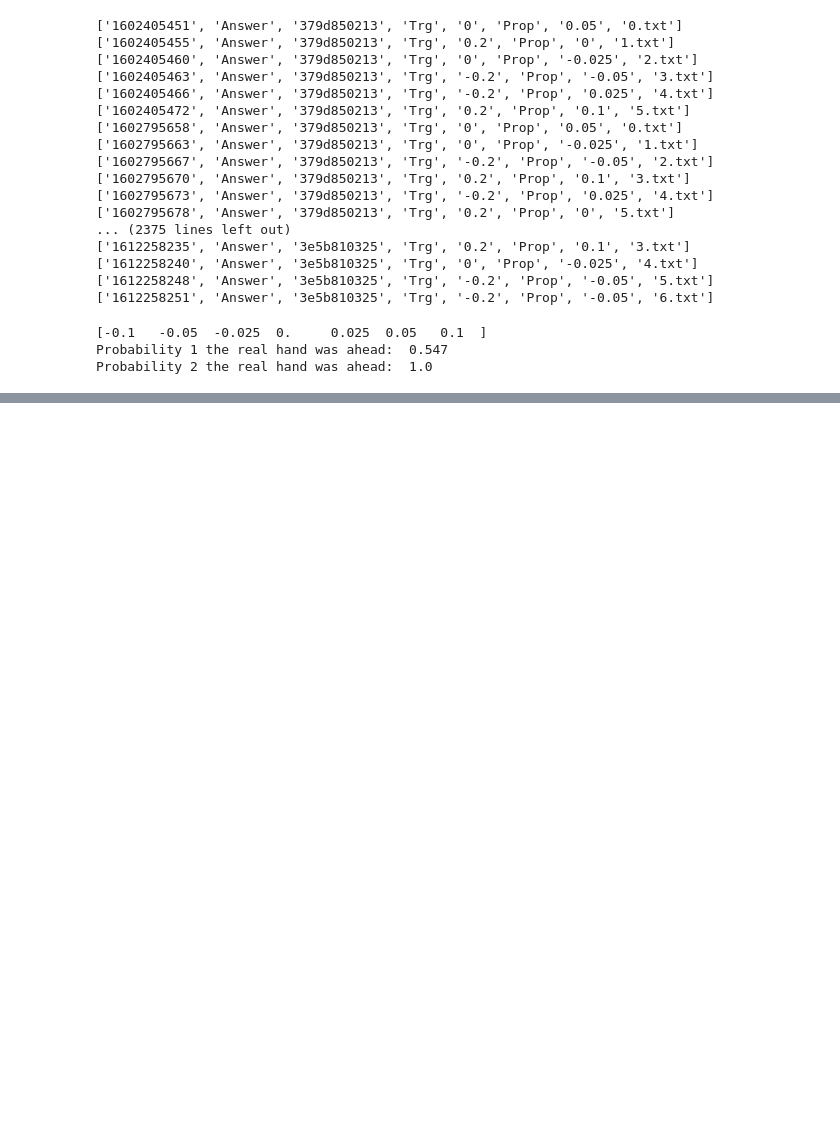
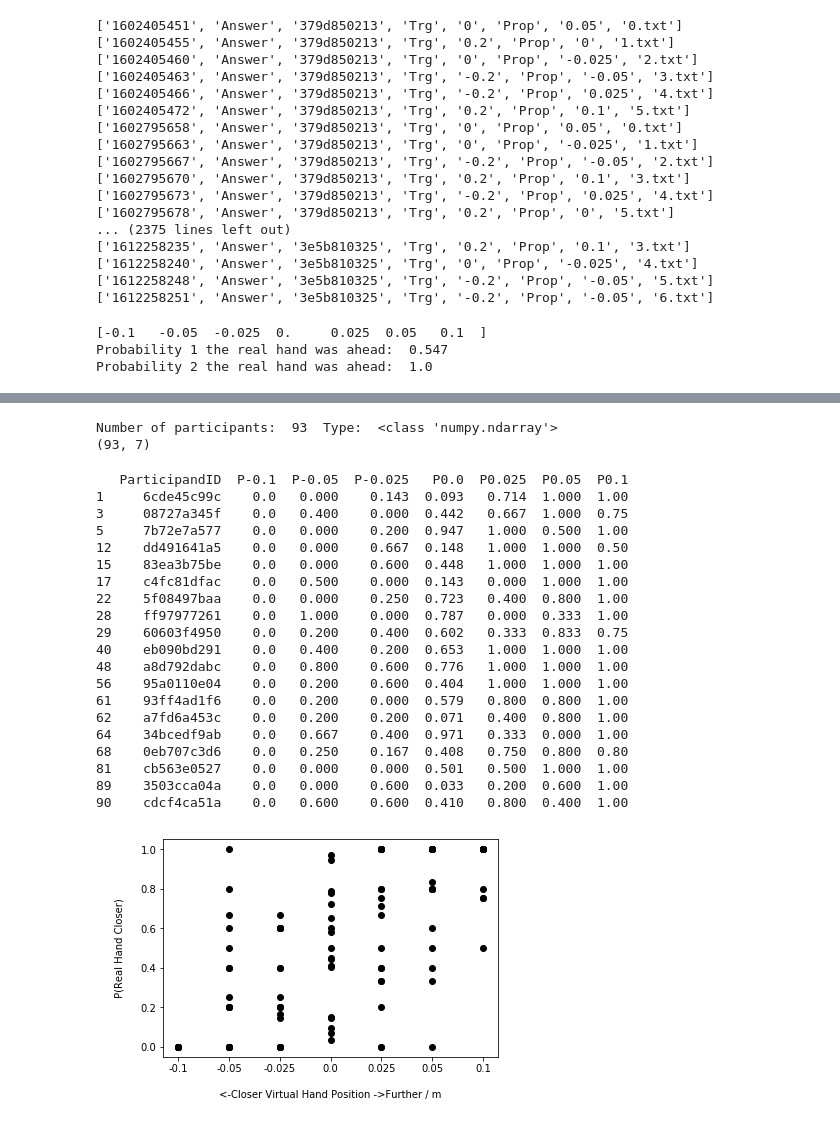
Before and after one commit to DiarKarim/Visual-Proprioceptive, a Jupyter notebook: VisualProprioceptive_Analysis/VisualProprioceptive_Analaysis_v3.ipynb, the cells around one changed output, grey strips where cells are left out. Drawn from its saved outputs; the diff is of its cells as text; code cells hidden in the pictures; blank space fills up the shorter version.

```diff
--- a/VisualProprioceptive_Analysis/VisualProprioceptive_Analaysis_v3.ipynb
+++ b/VisualProprioceptive_Analysis/VisualProprioceptive_Analaysis_v3.ipynb
@@ -171,0 +227,34 @@ dataFrame
+# %%
+# How many participants?
+participants = dataFrame['Participant_ID'].unique()
+print("Number of participants: " , len(participants), " Type: ", type(participants))
+
+m = len(participants)
+n = len(proprioceptiveVals)
+answrs = Create2DList(m,n,3)
+print(np.shape(answrs))
+
+userResponseL = np.arange(n)
+
+# # Use a mask to sort through each participant and show their answers for each of the proprioceptive values
+for part in range(len(participants)):
+    for prop in range(len(proprioceptiveVals)):
+
+        mask1 = (dataFrame['Participant_ID']==participants[part])&(dataFrame['ProprioceptiveVal']==proprioceptiveVals[prop])
+        userRespose = dataFrame[mask1].Answer
+        userResponseL = userRespose.tolist()
+#         print(Average(userResponseL))
+        if prop == 3:
+            answrs[part][prop] = np.round(0.5 + random.uniform(-0.5, 0.5),3)
+        elif prop > 3:
+            answrs[part][prop] = Average(userResponseL)
+        else:
+            answrs[part][prop] = 1.0 - Average(userResponseL) # Make sure to create sigmoid
+
+# print(answrs)
+# tempVals = []
+resultDF = pd.DataFrame(answrs,columns=['P-0.1','P-0.05','P-0.025','P0.0','P0.025','P0.05','P0.1'])
+resultDF.insert(0,'ParticipandID', participants, True)
+# %% [output]
+Number of participants:  93  Type:  <class 'numpy.ndarray'>
+(93, 7)
@@ -171,0 +271,35 @@ dataFrame
+# %%
+print(resultDF2)
+# lines = resultDF2.plot.line()
+
+for index, row in resultDF2.iterrows():
+    vals = (row['P-0.1'], row['P-0.05'], row['P-0.025'], row['P0.0'], row['P0.025'], row['P0.05'], row['P0.1'])
+    plt.plot(vals,'ko')
+
+xVals = np.arange(len(proprioceptiveVals))
+plt.xticks(xVals,proprioceptiveVals)
+plt.xlabel("\n <-Closer Virtual Hand Position ->Further / m \n")
+plt.ylabel("\n P(Real Hand Closer) \n")
+plt.show()
+# %% [output]
+   ParticipandID  P-0.1  P-0.05  P-0.025   P0.0  P0.025  P0.05  P0.1
+1     6cde45c99c    0.0   0.000    0.143  0.093   0.714  1.000  1.00
+3     08727a345f    0.0   0.400    0.000  0.442   0.667  1.000  0.75
+5     7b72e7a577    0.0   0.000    0.200  0.947   1.000  0.500  1.00
+12    dd491641a5    0.0   0.000    0.667  0.148   1.000  1.000  0.50
+15    83ea3b75be    0.0   0.000    0.600  0.448   1.000  1.000  1.00
+17    c4fc81dfac    0.0   0.500    0.000  0.143   0.000  1.000  1.00
+22    5f08497baa    0.0   0.000    0.250  0.723   0.400  0.800  1.00
+28    ff97977261    0.0   1.000    0.000  0.787   0.000  0.333  1.00
+29    60603f4950    0.0   0.200    0.400  0.602   0.333  0.833  0.75
+40    eb090bd291    0.0   0.400    0.200  0.653   1.000  1.000  1.00
+48    a8d792dabc    0.0   0.800    0.600  0.776   1.000  1.000  1.00
+56    95a0110e04    0.0   0.200    0.600  0.404   1.000  1.000  1.00
+61    93ff4ad1f6    0.0   0.200    0.000  0.579   0.800  0.800  1.00
+62    a7fd6a453c    0.0   0.200    0.200  0.071   0.400  0.800  1.00
+64    34bcedf9ab    0.0   0.667    0.400  0.971   0.333  0.000  1.00
+68    0eb707c3d6    0.0   0.250    0.167  0.408   0.750  0.800  0.80
+81    cb563e0527    0.0   0.000    0.000  0.501   0.500  1.000  1.00
+89    3503cca04a    0.0   0.000    0.600  0.033   0.200  0.600  1.00
+90    cdcf4ca51a    0.0   0.600    0.600  0.410   0.800  0.400  1.00
+[figure, added]
```
Also changed, not shown: parts of 19 cells of this notebook.
